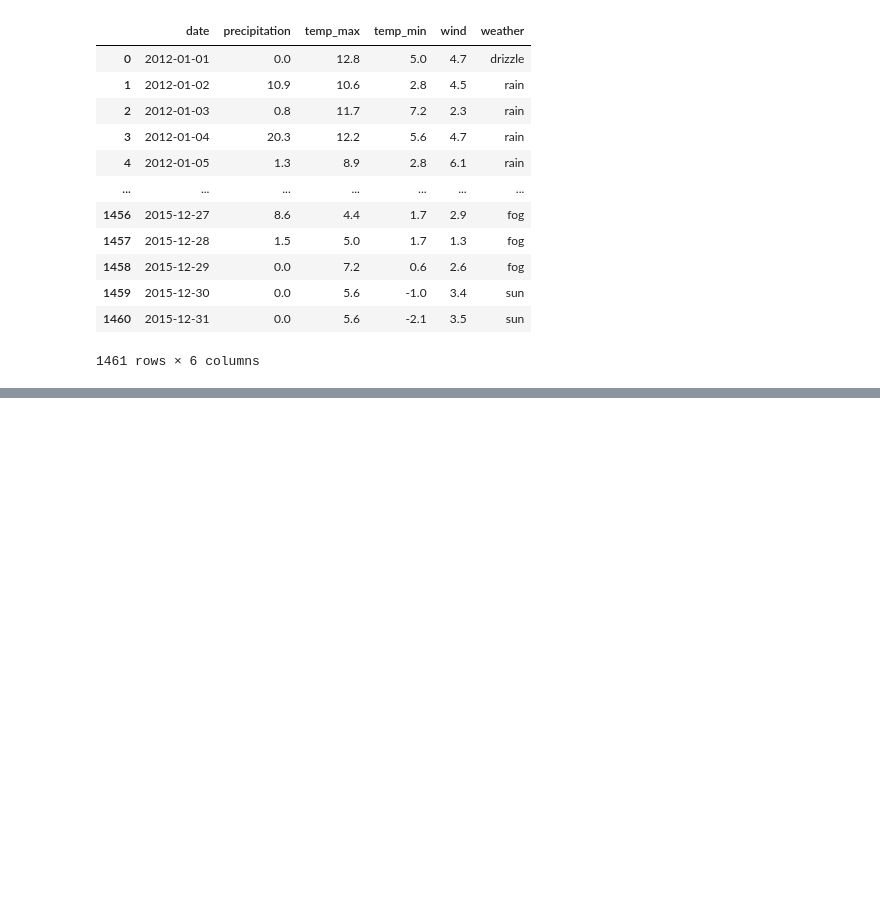
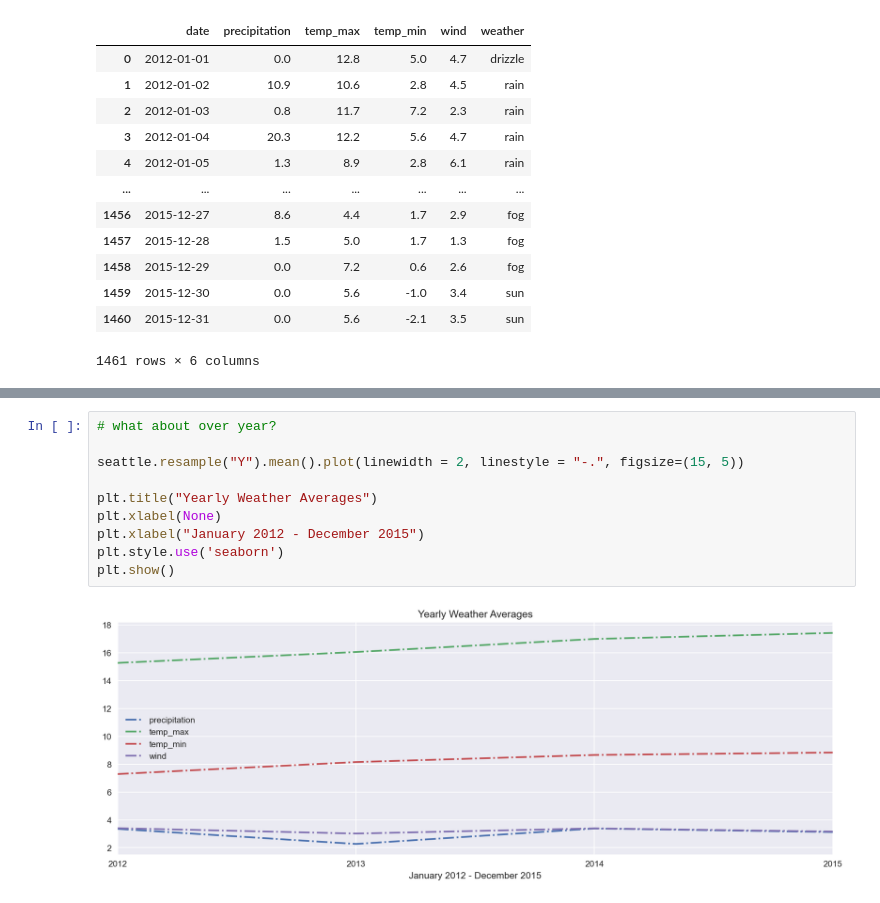
Before and after one commit to mijailmariano/time-series-exercises, a Jupyter notebook: working_with_time_series_data.ipynb, the cells around one changed output, grey strips where cells are left out. Saved outputs shown, nothing was run; the diff lists cells and outputs as text; blank space fills up the shorter version.

```diff
--- a/working_with_time_series_data.ipynb
+++ b/working_with_time_series_data.ipynb
@@ -354,0 +439,12 @@ seattle.resample("")
+# %%
+# what about over year?
+
+seattle.resample("Y").mean().plot(linewidth = 2, linestyle = "-.", figsize=(15, 5))
+
+plt.title("Yearly Weather Averages")
+plt.xlabel(None)
+plt.xlabel("January 2012 - December 2015")
+plt.style.use('seaborn')
+plt.show()
+# %% [output]
+[figure, added]
```
Also changed, not shown: parts of 29 cells of this notebook, 2 other files.
